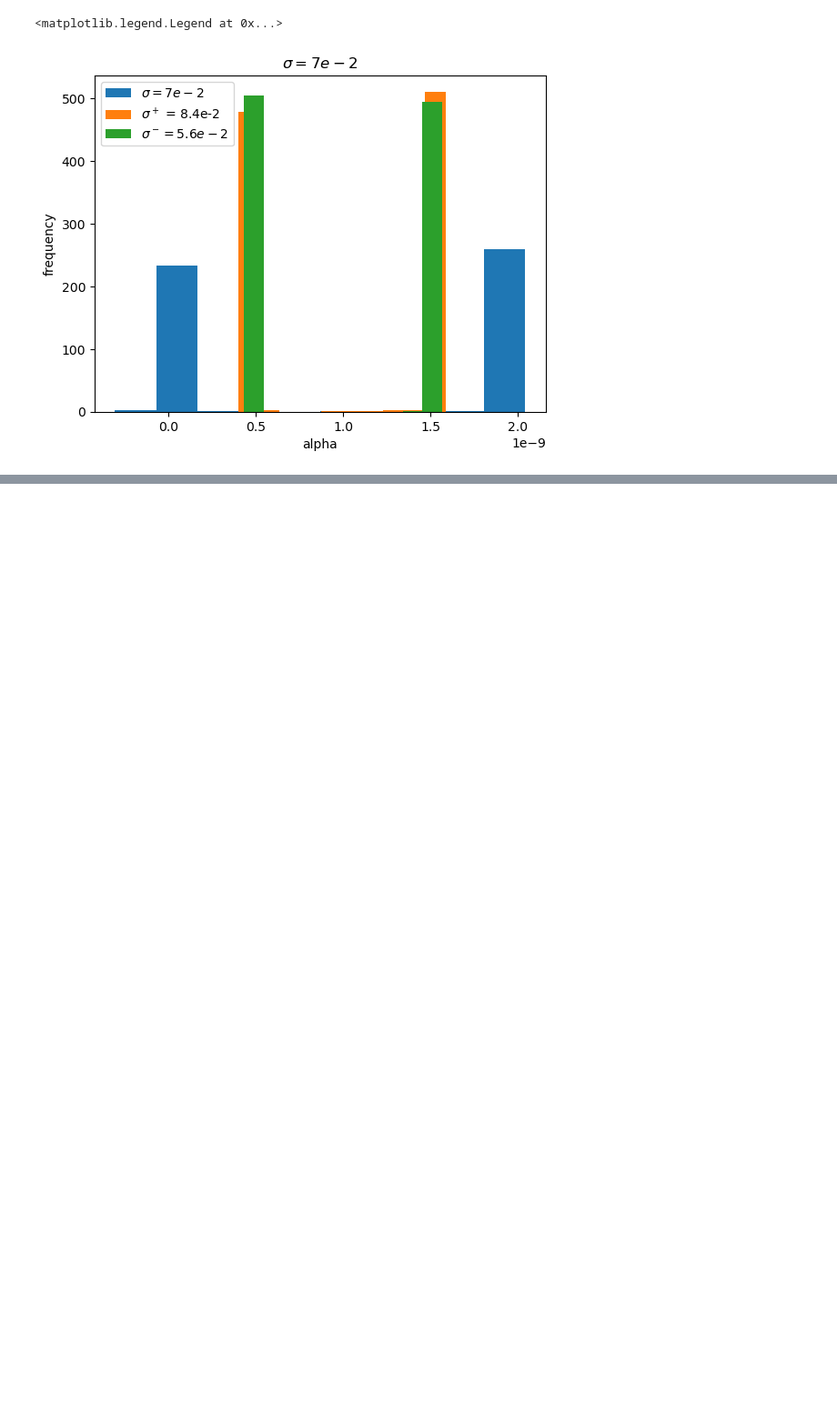
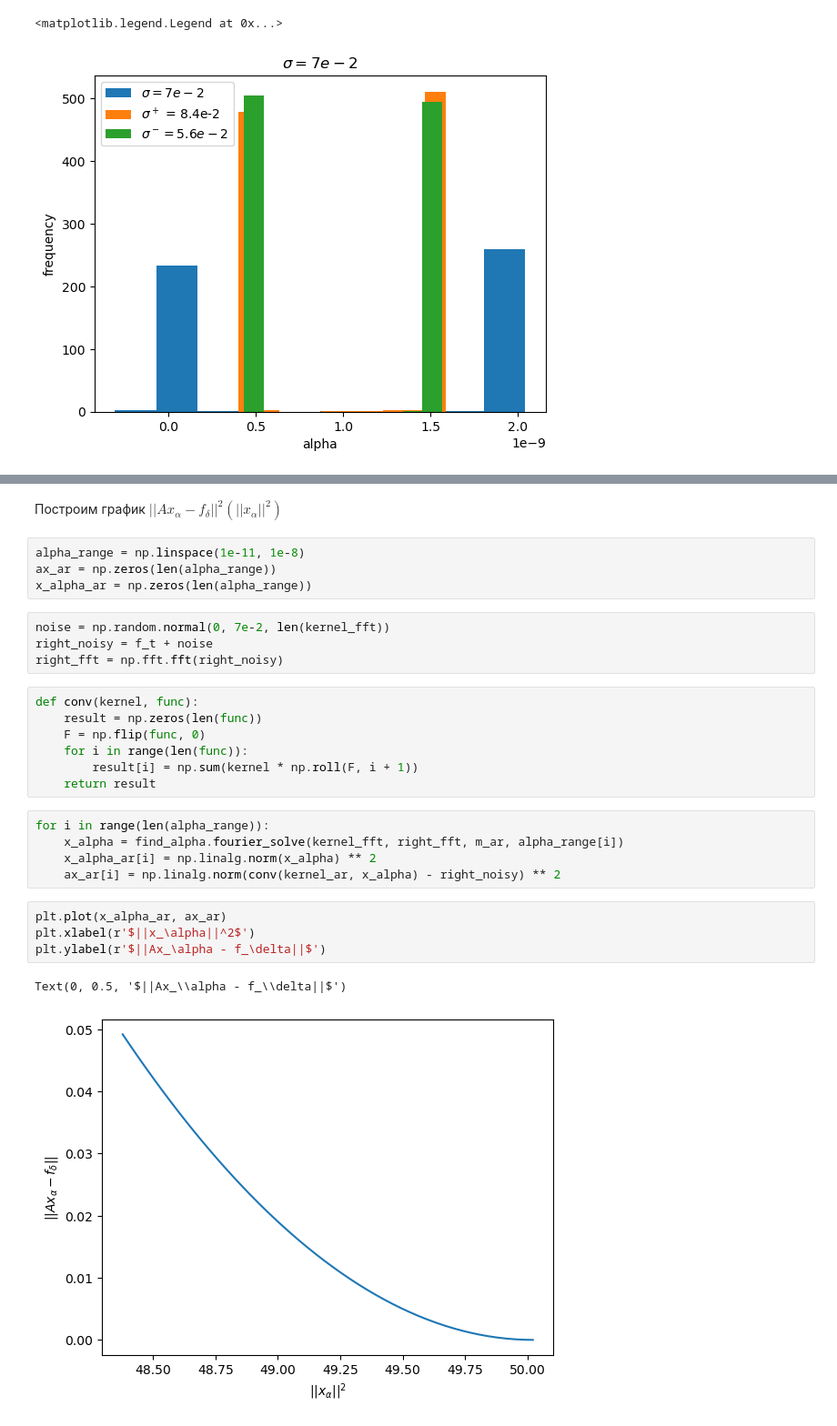
Before and after one commit to EHAT32/inverse, a Jupyter notebook: 30_9/second_method.ipynb, the cells around one changed output, grey strips where cells are left out. Shown at 91% size. Drawn from its saved outputs; the diff is of its cells as text; blank space fills up the shorter version.

```diff
--- a/30_9/second_method.ipynb
+++ b/30_9/second_method.ipynb
@@ -73,0 +72,29 @@ plt.legend()
+# %% [markdown]
+Построим график $||Ax_\alpha - f_\delta||^2 \left( ||x_\alpha||^2 \right)$
+# %%
+alpha_range = np.linspace(1e-11, 1e-8)
+ax_ar = np.zeros(len(alpha_range))
+x_alpha_ar = np.zeros(len(alpha_range))
+# %%
+noise = np.random.normal(0, 7e-2, len(kernel_fft))
+right_noisy = f_t + noise
+right_fft = np.fft.fft(right_noisy)
+# %%
+def conv(kernel, func):
+    result = np.zeros(len(func))
+    F = np.flip(func, 0)
+    for i in range(len(func)):
+        result[i] = np.sum(kernel * np.roll(F, i + 1))
+    return result
+# %%
+for i in range(len(alpha_range)):
+    x_alpha = find_alpha.fourier_solve(kernel_fft, right_fft, m_ar, alpha_range[i])
+    x_alpha_ar[i] = np.linalg.norm(x_alpha) ** 2
+    ax_ar[i] = np.linalg.norm(conv(kernel_ar, x_alpha) - right_noisy) ** 2
+# %%
+plt.plot(x_alpha_ar, ax_ar)
+plt.xlabel(r'$||x_\alpha||^2$')
+plt.ylabel(r'$||Ax_\alpha - f_\delta||$')
+# %% [output]
+Text(0, 0.5, '$||Ax_\\alpha - f_\\delta||$')
+[figure, added]
```
Also changed, not shown: parts of 1 cell of this notebook, 1 other file.
